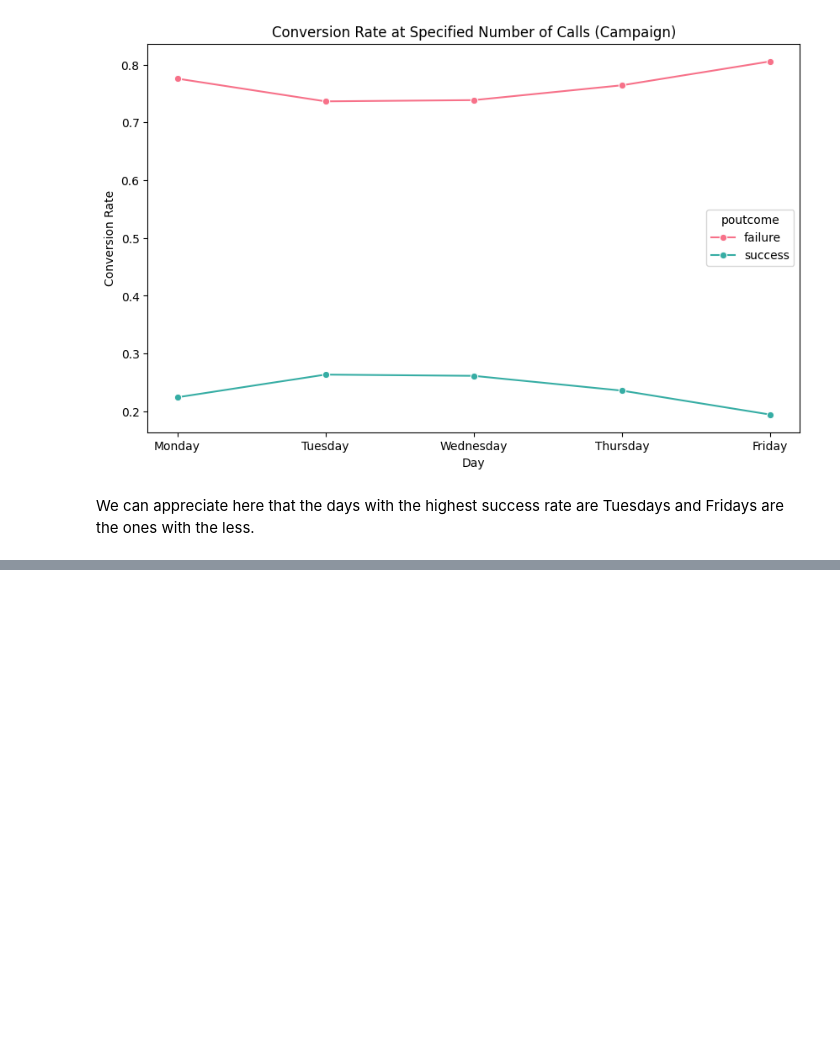
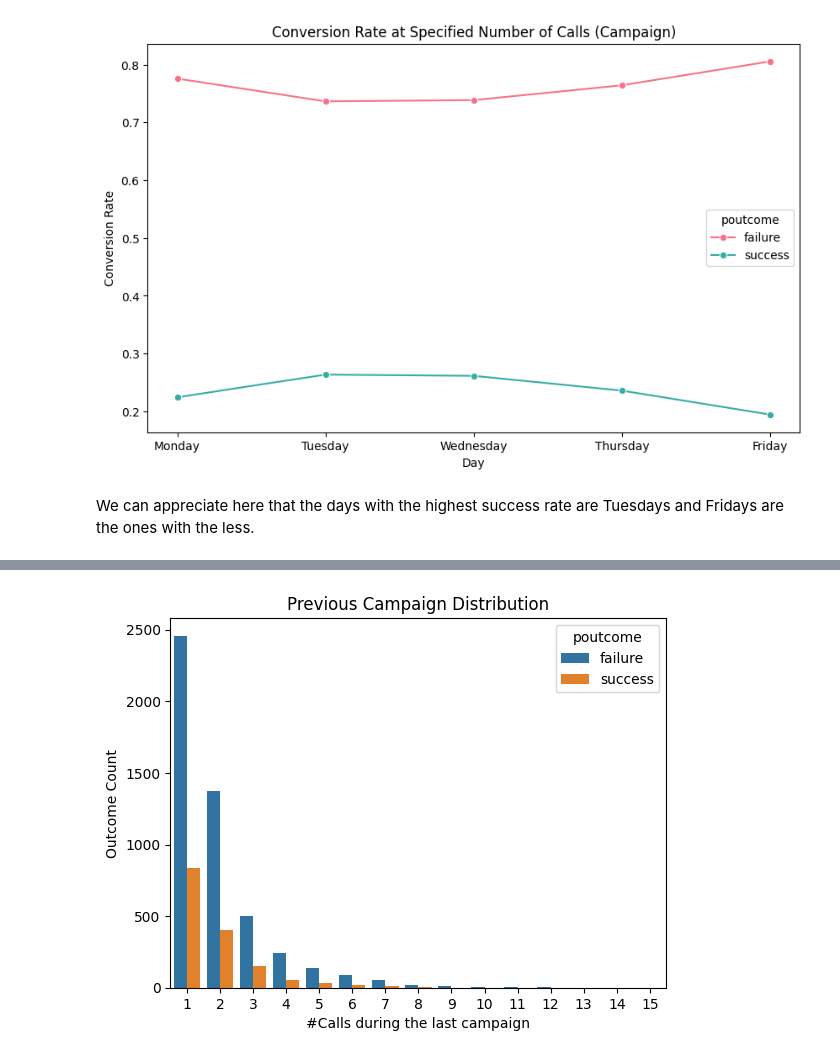
Before and after one commit to taliarosenkranz/Marketing_Analysis_Forecasting, a Jupyter notebook: Bancall.ipynb, the cells around one changed output, grey strips where cells are left out. Drawn from its saved outputs; the diff is of its cells as text; code cells hidden in the pictures; blank space fills up the shorter version.

```diff
--- a/Bancall.ipynb
+++ b/Bancall.ipynb
@@ -468,0 +624,13 @@ We can appreciate here that the days with the highest success rate are Tuesdays
+# %%
+#group by campaign (number of times that client was called) and calculate the success rate. this way we can see if it makes sense to call more or less for higher chances of success.
+df_campaign = df[(df["poutcome"] != "other") & (df["poutcome"] != "ongoing")]
+df_campaign_ = df_campaign.groupby(['campaign', 'poutcome'])['poutcome'].count().reset_index(name="outcome_count")
+
+# Calculate the mean duration for each campaign and poutcome combination
+mean_duration = df_campaign.groupby(['campaign', 'poutcome'])['duration'].mean().reset_index(name='duration_mean')
+
+# Merge the mean duration DataFrame with the df_campaign DataFrame
+df_campaign = pd.merge(df_campaign_, mean_duration, on=['campaign', 'poutcome'])
+
+# Print the updated DataFrame
+df_campaign
@@ -468,0 +655,6 @@ We can appreciate here that the days with the highest success rate are Tuesdays
+# %%
+# Calculate conversion rate for each row
+df_campaign['conversion_rate'] = df_campaign.apply(lambda row: row['outcome_count'] / df_campaign[df_campaign['campaign'] == row['campaign']]['outcome_count'].sum(), axis=1)
+
+# Print the updated DataFrame
+df_campaign
@@ -468,0 +695,8 @@ We can appreciate here that the days with the highest success rate are Tuesdays
+# %%
+sns.barplot(data=df_campaign, x='campaign', y='outcome_count', hue='poutcome')
+plt.xlabel('#Calls during the last campaign')
+plt.ylabel('Outcome Count')
+plt.title('Previous Campaign Distribution')
+plt.show()
+# %% [output]
+[figure, added]
```
Also changed, not shown: parts of 98 cells of this notebook.
